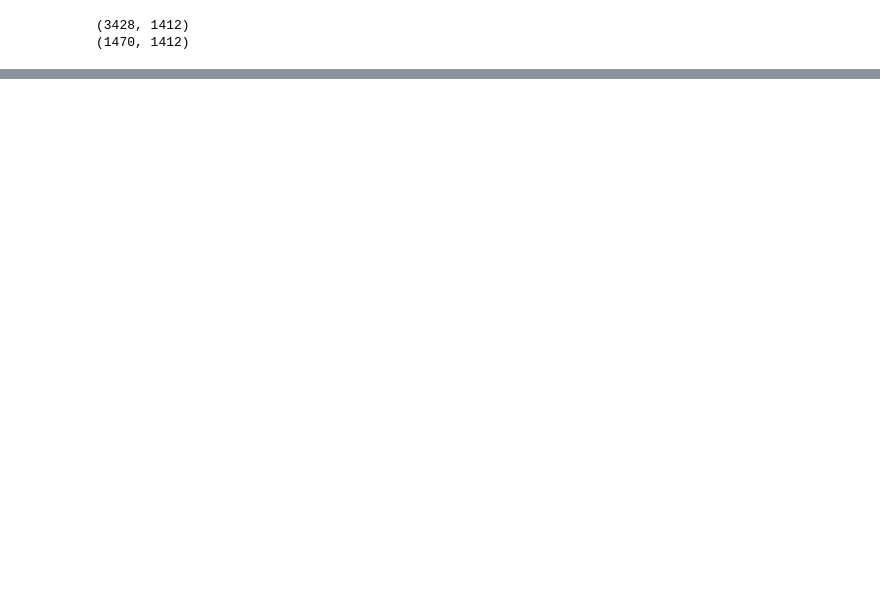
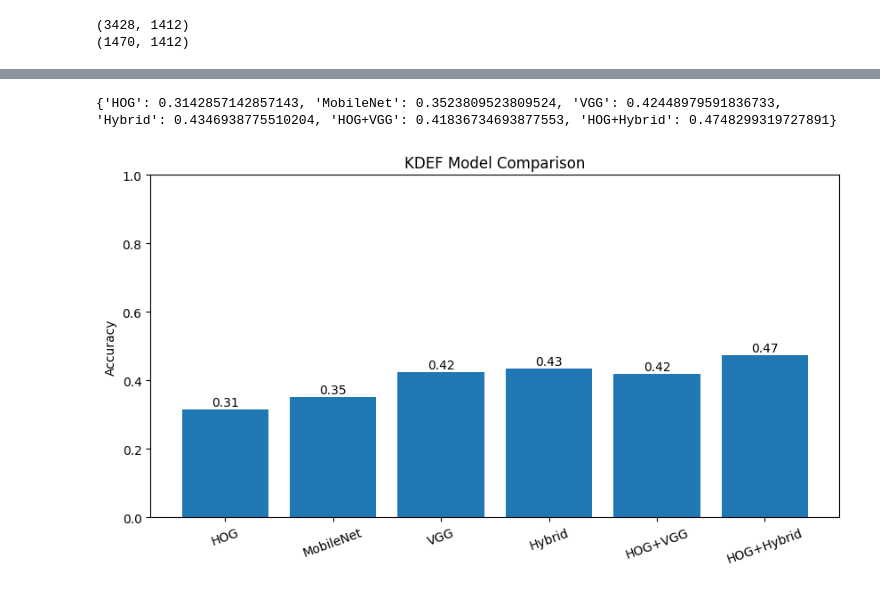
Before and after one commit to Navneet0094/Multimodal-emotion-detection, a Jupyter notebook: Kdef_CNN_pretrained.ipynb, the cells around one changed output, grey strips where cells are left out. Drawn from its saved outputs; the diff is of its cells as text; code cells hidden in the pictures; blank space fills up the shorter version.

```diff
--- a/Kdef_CNN_pretrained.ipynb
+++ b/Kdef_CNN_pretrained.ipynb
@@ -424,23 +428,30 @@ def extract_mobilenet_features(images, model):
 # %%
-def extract_vgg_features(images, model):
+def extract_vgg_features(images, model, batch_size=32):
 
-    features = []
+    processed = []
 
     for img in images:
 
         img = cv2.resize(img, (224,224))
 
-        img = cv2.cvtColor(img, cv2.COLOR_GRAY2RGB)
+        img = cv2.cvtColor(
+            img.astype('uint8'),
+            cv2.COLOR_GRAY2RGB
+        )
 
         img = vgg_preprocess(img)
 
-        img = np.expand_dims(img, axis=0)
+        processed.append(img)
 
-        feat = model.predict(img, verbose=0)
+    processed = np.array(processed)
 
-        features.append(feat.flatten())
+    features = model.predict(
+        processed,
+        batch_size=batch_size,
+        verbose=1
+    )
 
-    return np.array(features)
+    return features
 # %%
 X_train_cnn = extract_mobilenet_features(
     X_train_img,
@@ -492,7 +514,10 @@ X_train_cnn_scaled = scaler.fit_transform(X_train_cnn)
 
 X_test_cnn_scaled = scaler.transform(X_test_cnn)
 
-cnn_model = LinearSVC()
+cnn_model = LinearSVC(
+    max_iter=10000,
+    dual=False
+)
 
 cnn_model.fit(X_train_cnn_scaled, y_train)
 
@@ -510,7 +535,10 @@ X_train_vgg_scaled = scaler.fit_transform(X_train_vgg)
 
 X_test_vgg_scaled = scaler.transform(X_test_vgg)
 
-vgg_model = LinearSVC()
+vgg_model = LinearSVC(
+    max_iter=10000,
+    dual=False
+)
 
 vgg_model.fit(X_train_vgg_scaled, y_train)
 
@@ -570,7 +598,10 @@ def evaluate_model(
 
     X_test = scaler.transform(X_test)
 
-    model = LinearSVC(max_iter=10000)
+    model = LinearSVC(
+    max_iter=10000,
+    dual=False
+)
 
     model.fit(X_train, y_train)
 
@@ -665,10 +739,19 @@ acc_final = evaluate_model(
+# %%
+results = np.load(
+    "results.npy",
+    allow_pickle=True
+).item()
+
+print(results)
+# %% [output]
+{'HOG': 0.3142857142857143, 'MobileNet': 0.3523809523809524, 'VGG': 0.42448979591836733, 'Hybrid': 0.4346938775510204, 'HOG+VGG': 0.41836734693877553, 'HOG+Hybrid': 0.4748299319727891}
 # %%
 models = [
     'HOG',
     'MobileNet',
     'VGG',
     'Hybrid',
-    'HOG+MobileNet',
+    # 'HOG+MobileNet',
     'HOG+VGG',
     'HOG+Hybrid'
 ]
@@ -678,32 +761,34 @@ scores = [
     acc_cnn,
     acc_vgg,
     acc_hybrid,
-    acc_hog_cnn,
+    # acc_hog_cnn,
     acc_hog_vgg,
     acc_final
 ]
 
 plt.figure(figsize=(10,5))
 
 bars = plt.bar(models, scores)
 
 plt.ylim(0,1)
 
 plt.title("KDEF Model Comparison")
 
 plt.ylabel("Accuracy")
 
 for bar in bars:
 
     yval = bar.get_height()
 
     plt.text(
         bar.get_x()+bar.get_width()/2,
         yval+0.01,
         f"{yval:.2f}",
         ha='center'
     )
 
 plt.xticks(rotation=20)
 
 plt.show()
+# %% [output]
+[figure, added]
```
Also changed, not shown: parts of 16 cells of this notebook.
